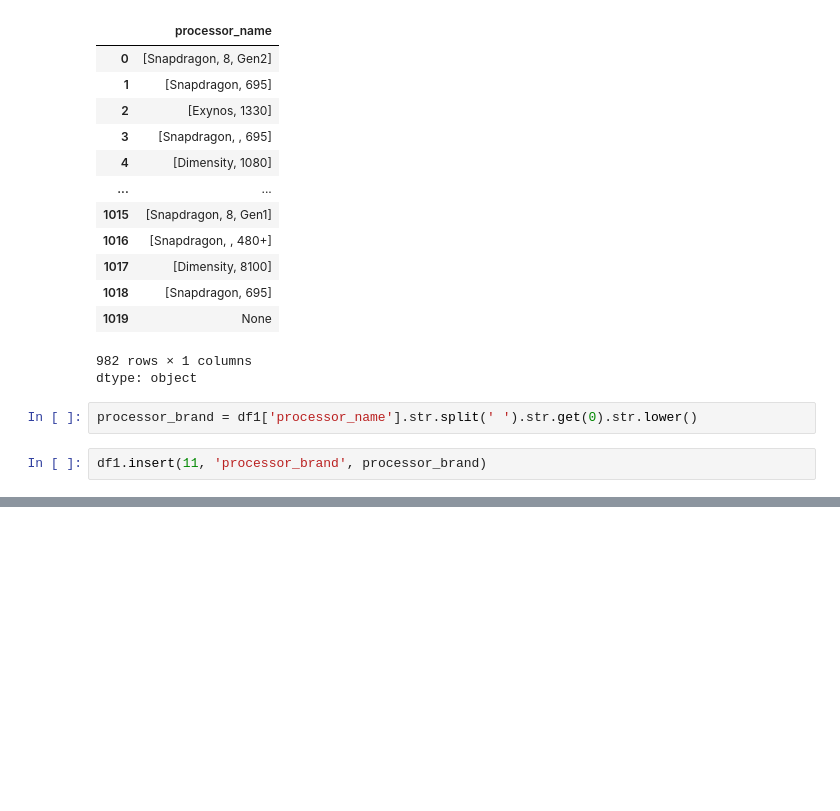
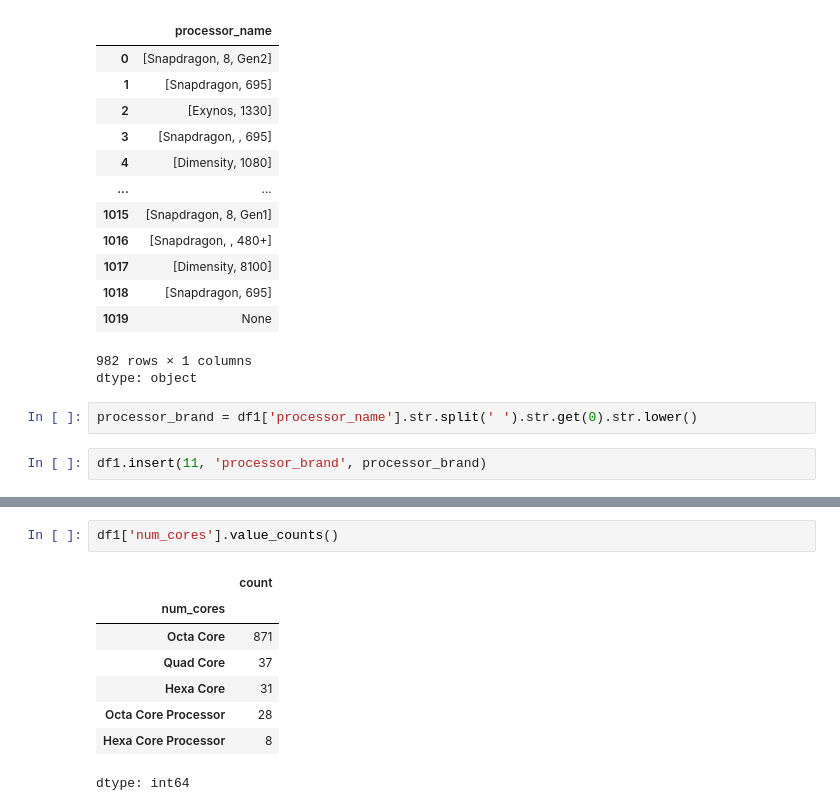
Before and after one commit to Muhammad-Waleed-Source/Data-Analysis-Process, a Jupyter notebook: Data Cleaning/1-Data-Cleaning.ipynb, the cells around one changed output, grey strips where cells are left out. Saved outputs shown, nothing was run; the diff lists cells and outputs as text; blank space fills up the shorter version.

```diff
--- a/Data Cleaning/1-Data-Cleaning.ipynb
+++ b/Data Cleaning/1-Data-Cleaning.ipynb
@@ -1348,0 +1377,11 @@ df1.head()
+# %%
+df1['num_cores'].value_counts()
+# %% [output]
+|  | count |
+| num_cores |  |
+| Octa Core | 871 |
+| Quad Core | 37 |
+| Hexa Core | 31 |
+| Octa Core Processor | 28 |
+| Hexa Core Processor | 8 |
+dtype: int64
```
Also changed, not shown: parts of 3 cells of this notebook.
